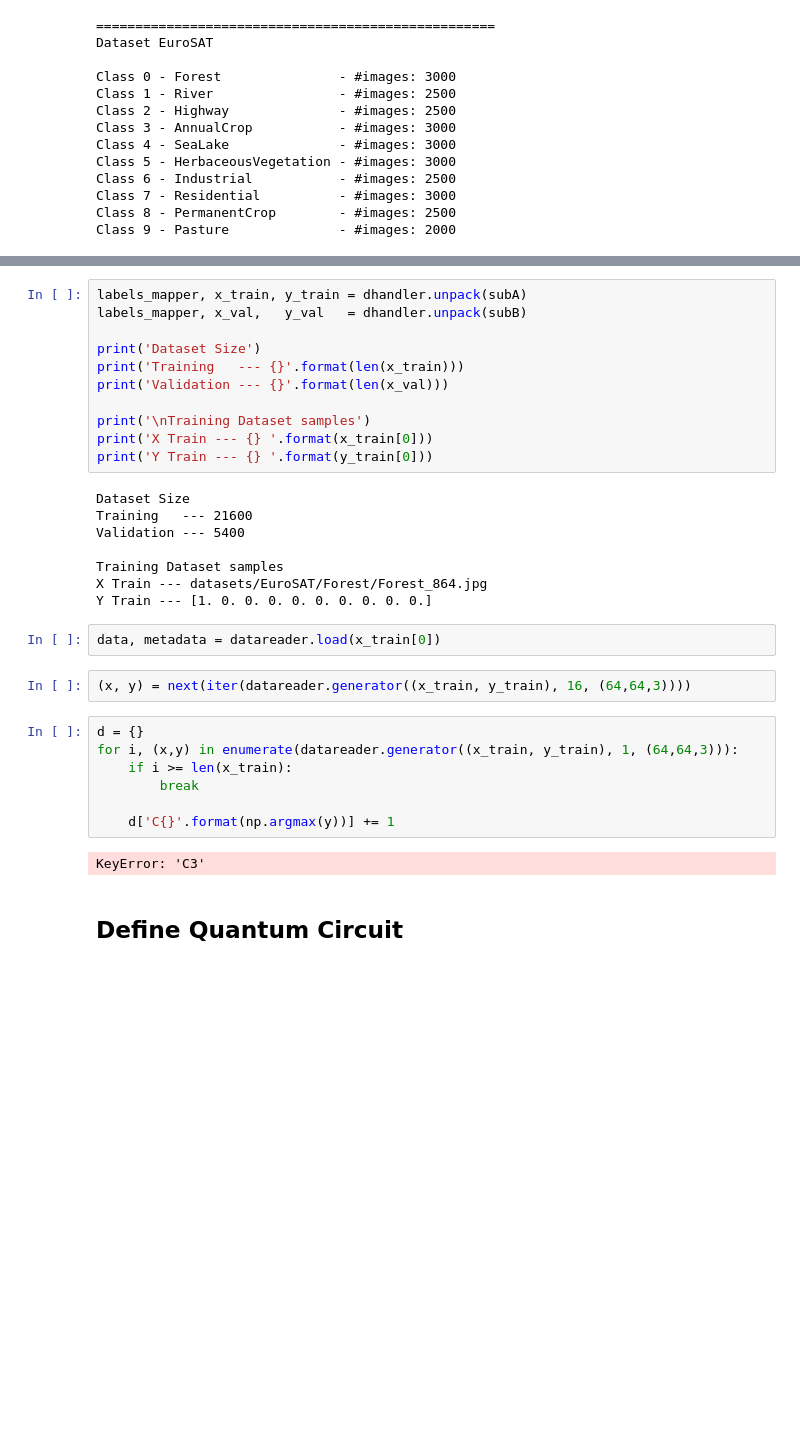
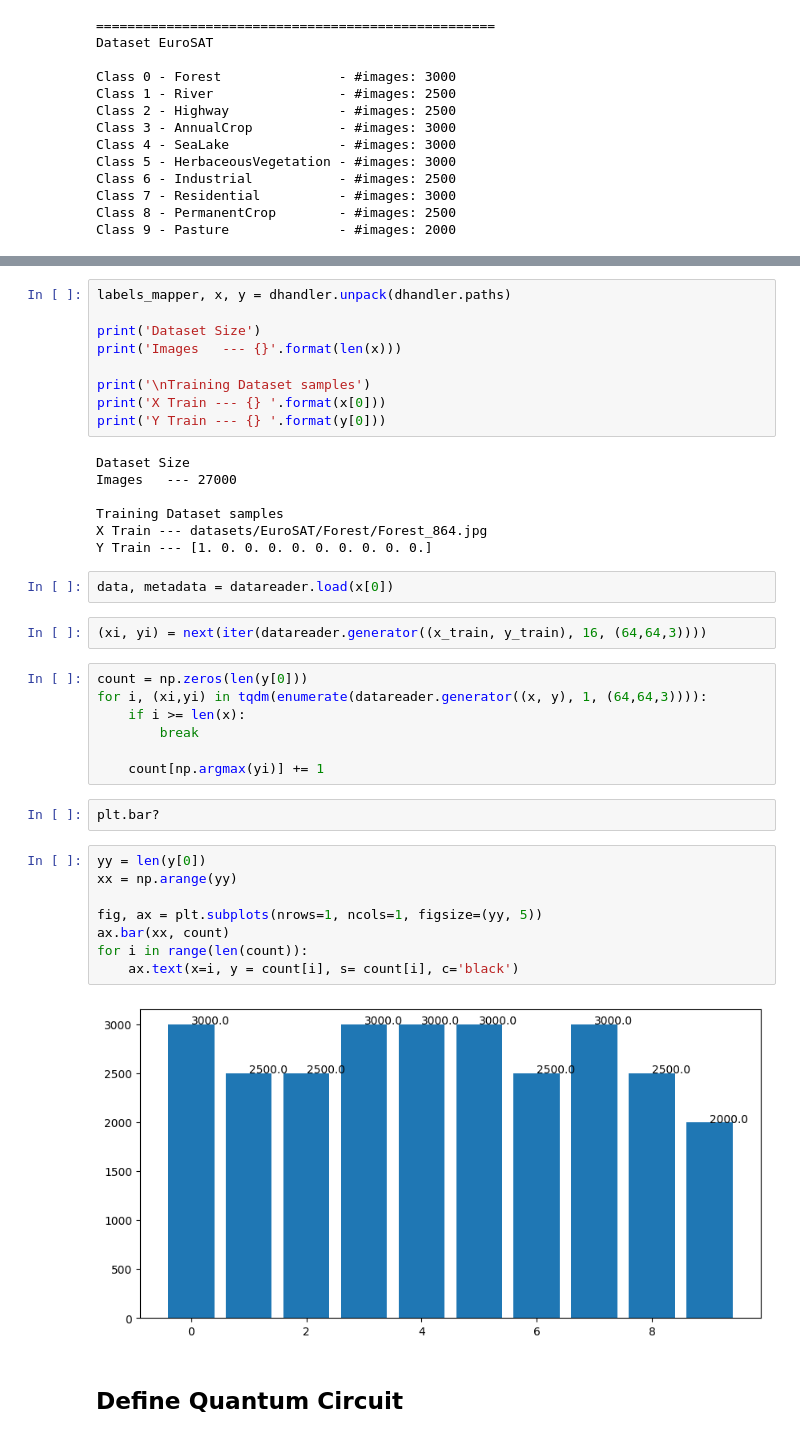
Before and after one commit to alessandrosebastianelli/quanv4eo, a Jupyter notebook: Quantum Convolutional Neural Network.ipynb, the cells around one changed output, grey strips where cells are left out. Drawn from its saved outputs; the diff is of its cells as text; blank space fills up the shorter version.

```diff
--- a/Quantum Convolutional Neural Network.ipynb
+++ b/Quantum Convolutional Neural Network.ipynb
@@ -57,35 +39,42 @@ Class 9 - Pasture              - #images: 400
 # %%
-labels_mapper, x_train, y_train = dhandler.unpack(subA)
-labels_mapper, x_val,   y_val   = dhandler.unpack(subB)
+labels_mapper, x, y = dhandler.unpack(dhandler.paths)
 
 print('Dataset Size')
-print('Training   --- {}'.format(len(x_train)))
-print('Validation --- {}'.format(len(x_val)))
+print('Images   --- {}'.format(len(x)))
 
 print('\nTraining Dataset samples')
-print('X Train --- {} '.format(x_train[0]))
-print('Y Train --- {} '.format(y_train[0]))
+print('X Train --- {} '.format(x[0]))
+print('Y Train --- {} '.format(y[0]))
 # %% [output]
 Dataset Size
-Training   --- 21600
-Validation --- 5400
+Images   --- 27000
 
 Training Dataset samples
 X Train --- datasets/EuroSAT/Forest/Forest_864.jpg
 Y Train --- [1. 0. 0. 0. 0. 0. 0. 0. 0. 0.]
 # %%
-data, metadata = datareader.load(x_train[0])
+data, metadata = datareader.load(x[0])
 # %%
-(x, y) = next(iter(datareader.generator((x_train, y_train), 16, (64,64,3))))
+(xi, yi) = next(iter(datareader.generator((x_train, y_train), 16, (64,64,3))))
 # %%
-d = {}
-for i, (x,y) in enumerate(datareader.generator((x_train, y_train), 1, (64,64,3))):
-    if i >= len(x_train):
+count = np.zeros(len(y[0]))
+for i, (xi,yi) in tqdm(enumerate(datareader.generator((x, y), 1, (64,64,3)))):
+    if i >= len(x):
         break
 
-    d['C{}'.format(np.argmax(y))] += 1
+    count[np.argmax(yi)] += 1
-# %% [output]
-KeyError: 'C3'
+# %%
+plt.bar?
+# %%
+yy = len(y[0])
+xx = np.arange(yy)
+
+fig, ax = plt.subplots(nrows=1, ncols=1, figsize=(yy, 5))
+ax.bar(xx, count)
+for i in range(len(count)):
+    ax.text(x=i, y = count[i], s= count[i], c='black')
+# %% [output]
+[figure, added]
 # %% [markdown]
 ## Define Quantum Circuit
 # %%
```
Also changed, not shown: parts of 10 cells of this notebook, 1 other file.
